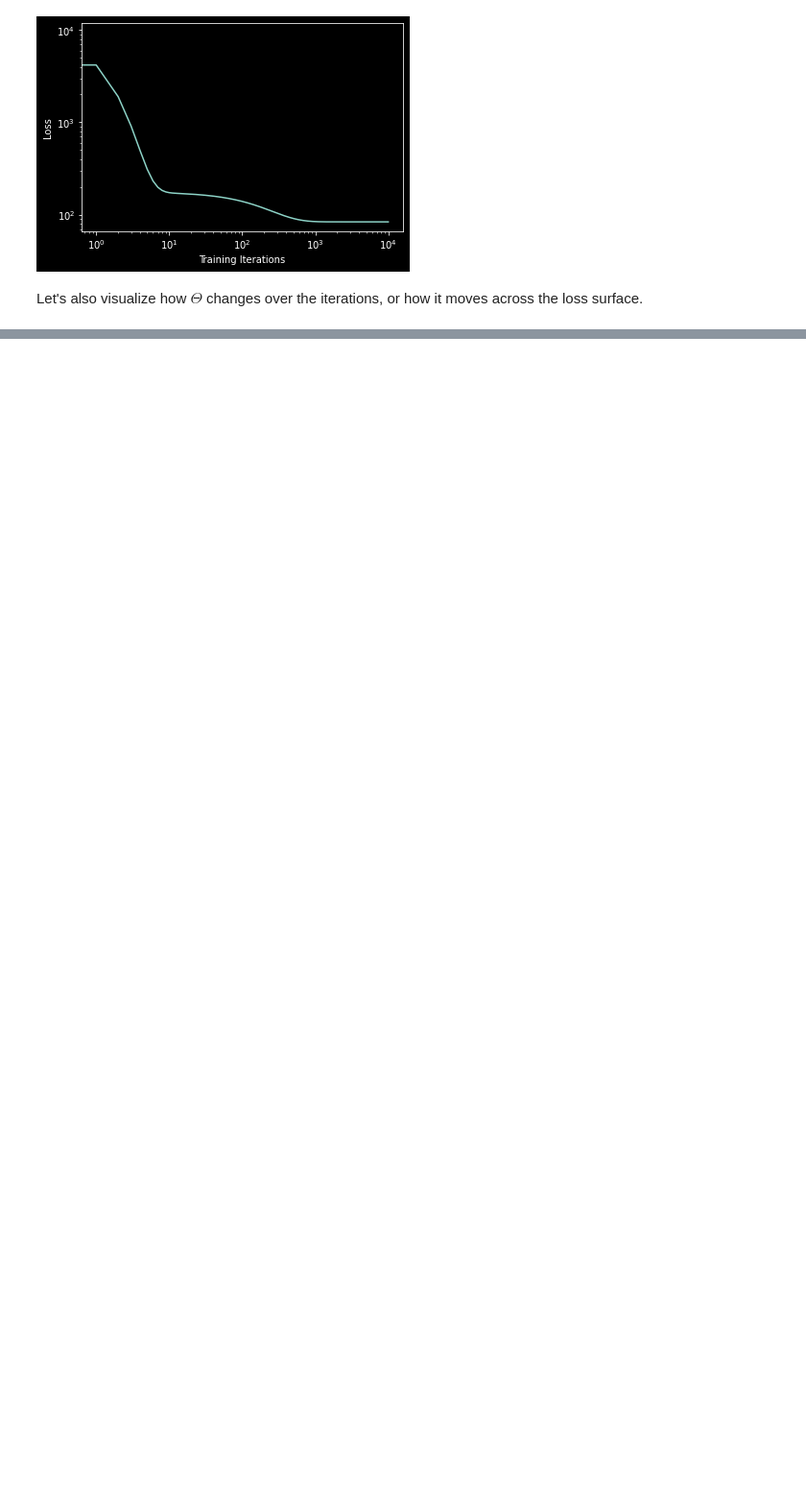
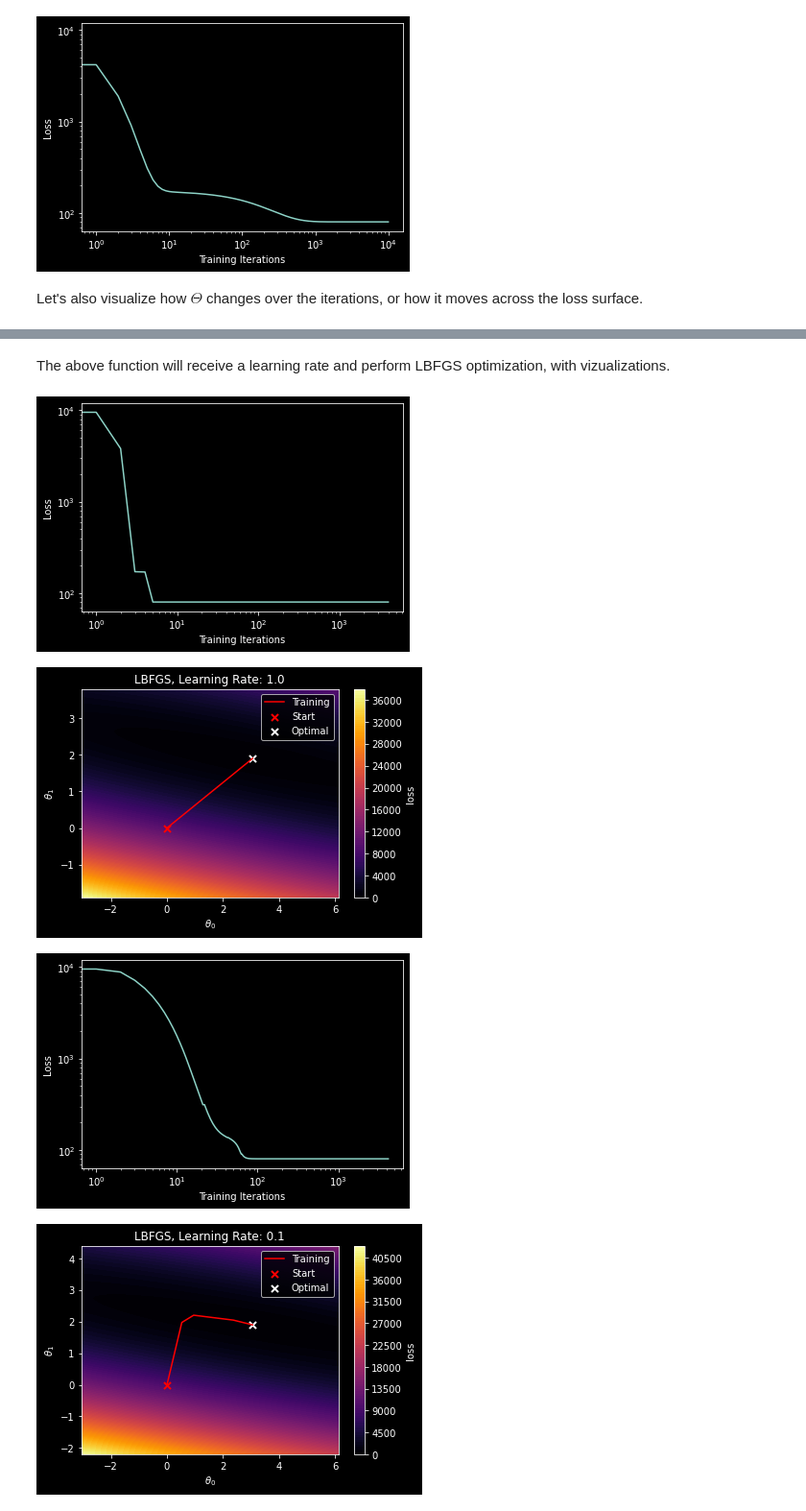
Before and after one commit to CU-Boulder-APPM-X720-Fall-2022/biweekly-report-1-gnorman7, a Jupyter notebook: learning_backward.ipynb, the cells around one changed output, grey strips where cells are left out. Shown at 96% size. Saved outputs shown, nothing was run; the diff lists cells and outputs as text; code cells hidden in the pictures; blank space fills up the shorter version.

Commit message:
Finished exploration of backpropagation and optimization

```diff
--- a/learning_backward.ipynb
+++ b/learning_backward.ipynb
@@ -379,0 +436,42 @@ plt.figure()
+# %%
+def do_LBFGS_training(lr):
+    Theta = torch.tensor([[0.0],[0.0]],requires_grad=True)
+    optimizer = torch.optim.LBFGS([Theta], lr=lr)
+
+    n_params = len(Theta)
+    N_iterations = 2000
+    Theta_history = torch.zeros((N_iterations+1,n_params))
+    Theta_history[0,:] = Theta[:,0].detach()
+    losses = []
+
+    def closure():
+        optimizer.zero_grad()
+        loss = l(Theta)
+        losses.append(loss.item())
+        loss.backward()
+        return loss
+
+    for i in range(N_iterations):
+        closure()
+        optimizer.step(closure=closure)
+        Theta_history[i+1,:] = Theta[:,0].detach()
+
+    # print(Theta_history)
+    # print(Theta_optimal)
+
+    plot_losses(losses)
+    make_loss_visualization(n_grid,expansion_factor,Theta_history,l,Theta_optimal)
+    plt.title(f'LBFGS, Learning Rate: {lr}')
+# %% [markdown]
+The above function will receive a learning rate and perform LBFGS optimization, with vizualizations.
+# %%
+do_LBFGS_training(1.0)
+do_LBFGS_training(0.1)
+do_LBFGS_training(0.01)
+do_LBFGS_training(0.001)
+do_LBFGS_training(0.0001)
+# %% [output]
+[figure, added]
+[figure, added]
+[figure, added]
+[figure, added]
```
Also changed, not shown: parts of 9 cells of this notebook, 3 other files.
